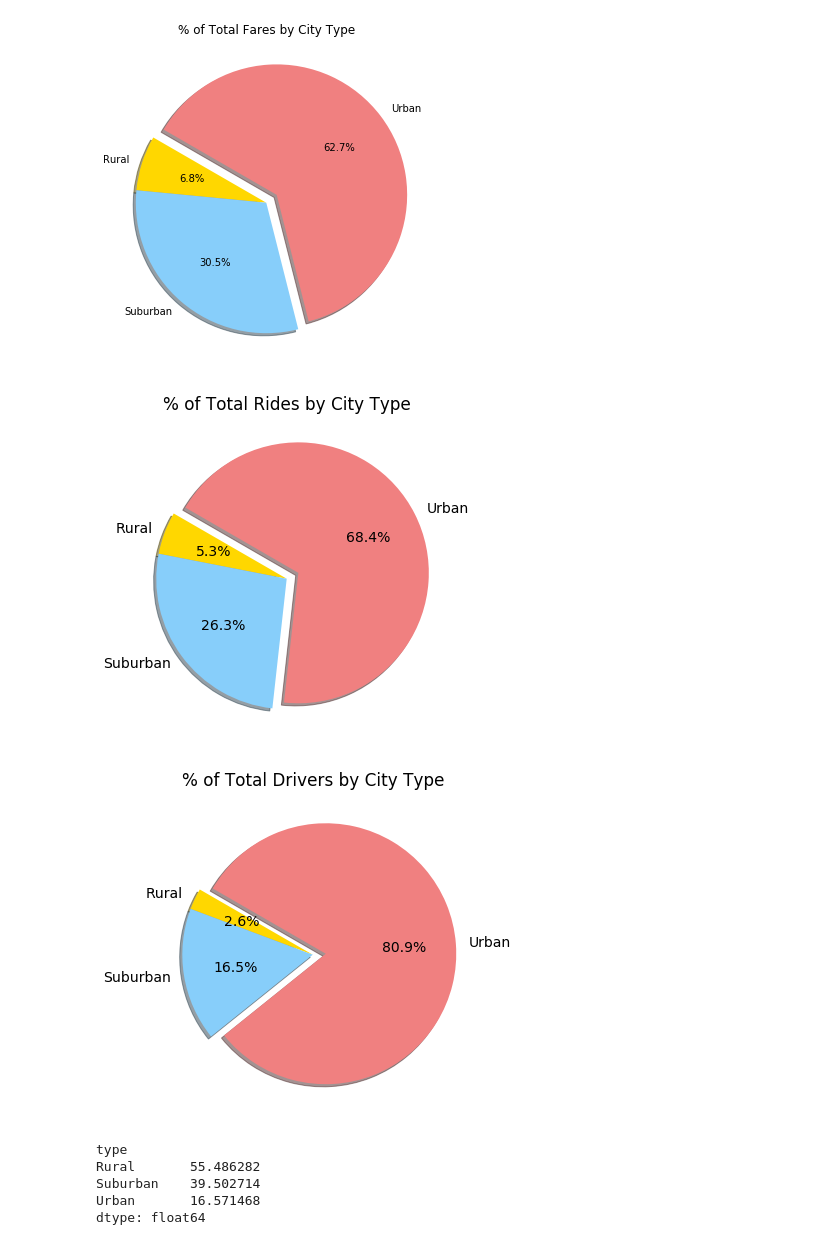
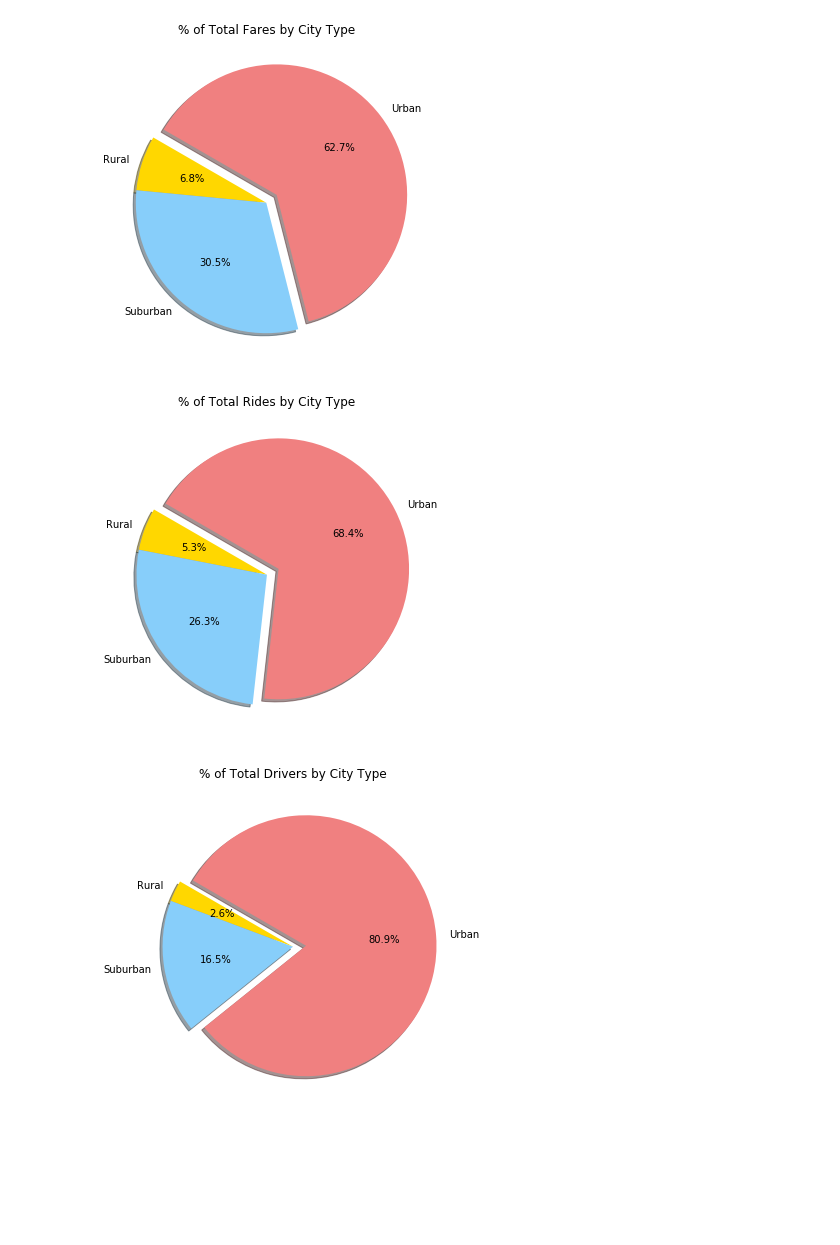
Before and after one commit to TaishiMatsuda/PyBer_Analysis, a Jupyter notebook: PyBer_Challenge.ipynb, the cells around one changed output. Cells and saved outputs as stored; diff of their text form; code cells hidden in the pictures; blank space fills up the shorter version.

Commit message:
Created Final Line Charts

```diff
--- a/PyBer_Challenge.ipynb
+++ b/PyBer_Challenge.ipynb
@@ -170,7 +177,7 @@ plt.show()
 type_percents = pyber_data_df.groupby(['type']).sum()['fare'] / pyber_data_df['fare'].sum() * 100
 
 # Import mpl to change the plot configurations using rcParams
-import matplotlib as mpl
+#import matplotlib as mpl
 
 # Make Pie Chart for fare by city type
 plt.subplots(figsize=(10,6))
@@ -182,7 +189,7 @@ plt.pie(type_percents
         ,shadow=True, startangle=150
        )
 plt.title('% of Total Fares by City Type')
-mpl.rcParams['font.size'] = 14
+#mpl.rcParams['font.size'] = 14
 plt.savefig('Analysis/Fig5.png')
 plt.show()
 # %% [output]
@@ -190,22 +197,22 @@ plt.show()
 # %%
 # Get the % of rides for each city type
 type_percents = pyber_data_df.groupby(['type']).count()['ride_id'] / pyber_data_df['ride_id'].count() * 100
 
 # Make Pie Chart for ride by city type
 plt.subplots(figsize=(10,6))
 plt.pie(type_percents
         ,labels=['Rural','Suburban','Urban']
         ,colors=['gold','lightskyblue','lightcoral']
         ,explode=[0,0,0.1]
         ,autopct='%1.1f%%'
         ,shadow=True, startangle=150
        )
 plt.title('% of Total Rides by City Type')
-mpl.rcParams['font.size'] = 14
+#mpl.rcParams['font.size'] = 14
 plt.savefig('Analysis/Fig6.png')
 plt.show()
 # %% [output]
-[figure, old version]
+[figure, new version]
 # %%
 # Get the % of rides for each city type
 type_percents = city_data_df.groupby(['type']).sum()['driver_count'] / city_data_df['driver_count'].sum() * 100
@@ -224,21 +231,15 @@ plt.pie(type_percents
         ,shadow=True, startangle=150
        )
 plt.title('% of Total Drivers by City Type')
-mpl.rcParams['font.size'] = 14
+#mpl.rcParams['font.size'] = 14
 plt.savefig('Analysis/Fig7.png')
 plt.show()
 # %% [output]
-[figure, old version]
+[figure, new version]
 # %%
+# Caculation of required stats
 ride_by_type = pyber_data_df.groupby(['type']).count()['ride_id']
 driver_by_type = city_data_df.groupby(['type']).sum()['driver_count']
 totalfare_by_type = pyber_data_df.groupby(['type']).sum()['fare']
 avefare_by_type = pyber_data_df.groupby(['type']).mean()['fare']
 avefare_by_driver = totalfare_by_type / driver_by_type
-avefare_by_driver
-# %% [output]
-type
-Rural       55.486282
-Suburban    39.502714
-Urban       16.571468
-dtype: float64
```
Also changed, not shown: parts of 7 cells of this notebook, 3 other files.
